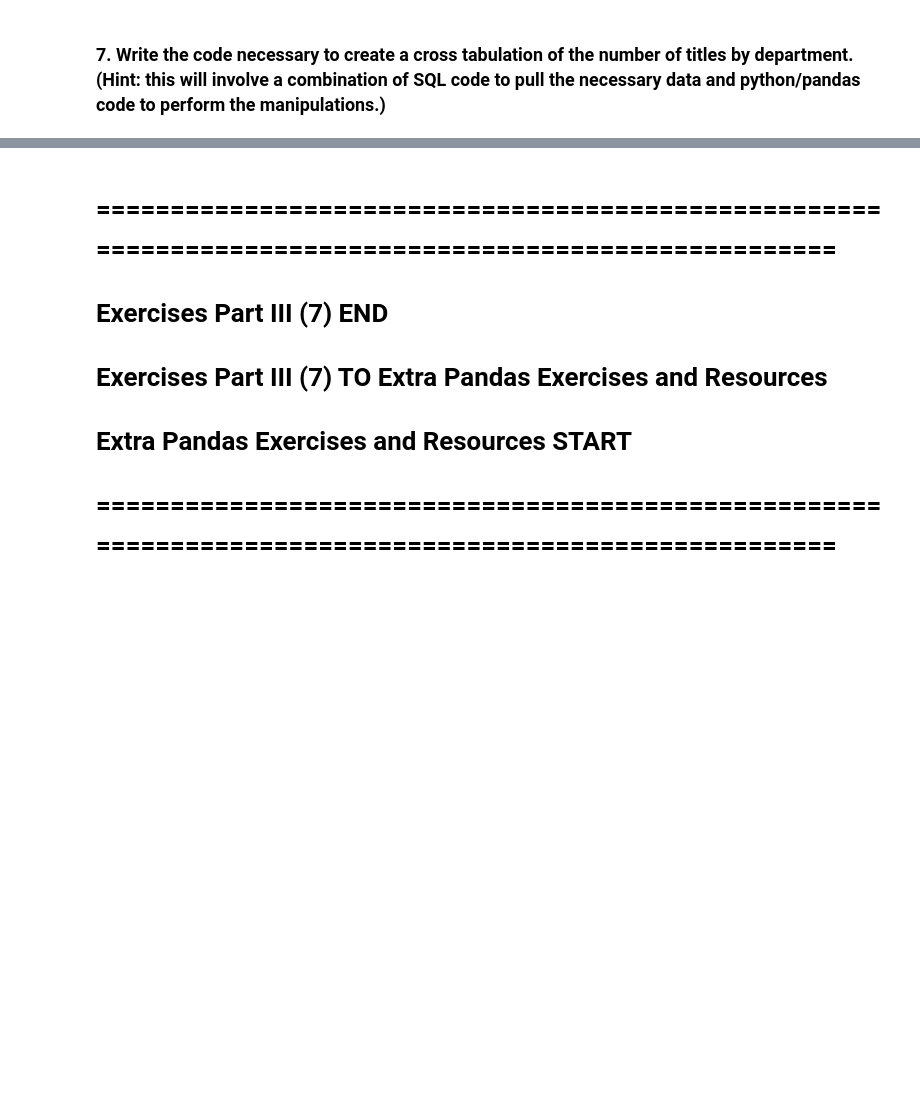
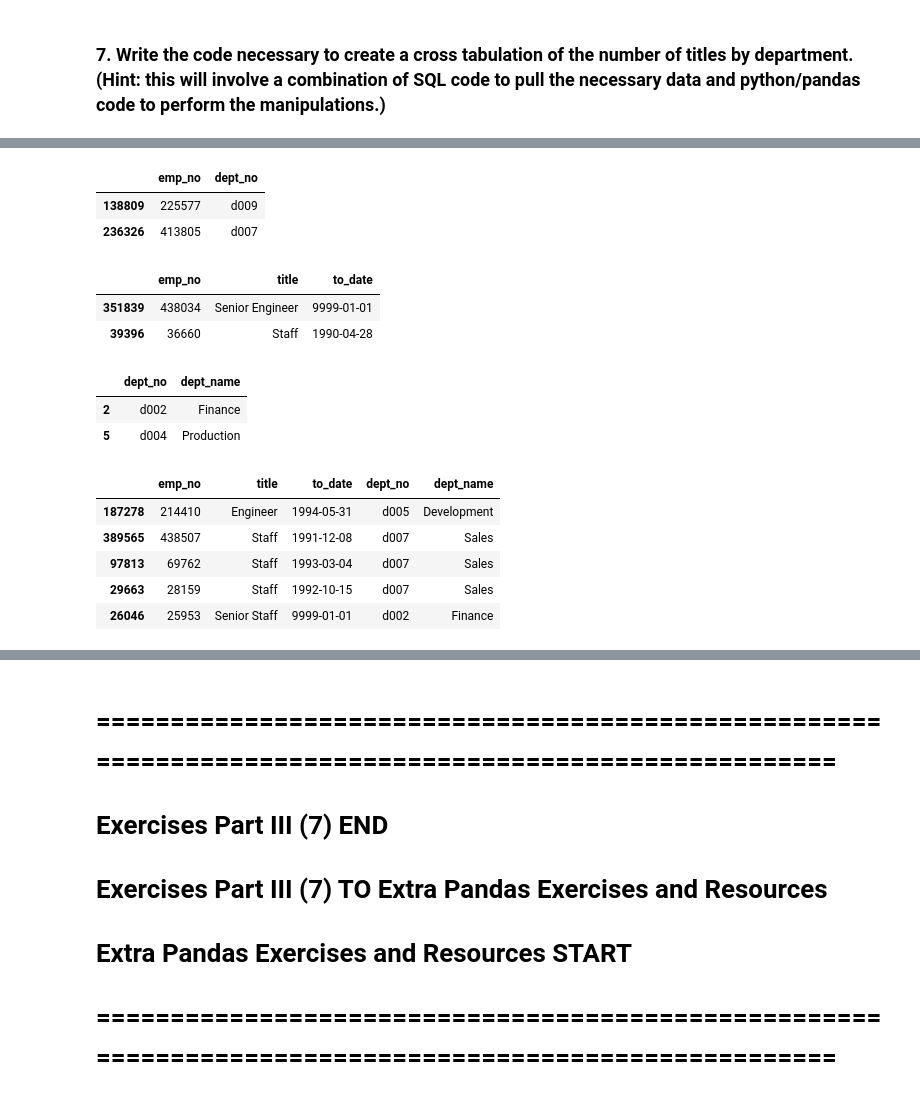
Before and after one commit to Jared-Wood135/numpy-pandas-visualization-exercises, a Jupyter notebook: advanced_dataframes.ipynb, the cells around one changed output, grey strips where cells are left out. Saved outputs shown, nothing was run; the diff lists cells and outputs as text; code cells hidden in the pictures; blank space fills up the shorter version.

```diff
--- a/advanced_dataframes.ipynb
+++ b/advanced_dataframes.ipynb
@@ -484,0 +555,18 @@ SyntaxError: cannot assign to function call (1886451220.py, line 1)
+# %%
+dept_emp.sample(2)
+# %% [output]
+|  | emp_no | dept_no |
+| 138809 | 225577 | d009 |
+| 236326 | 413805 | d007 |
+# %%
+titles.sample(2)
+# %% [output]
+|  | emp_no | title | to_date |
+| 351839 | 438034 | Senior Engineer | 9999-01-01 |
+| 39396 | 36660 | Staff | 1990-04-28 |
+# %%
+emp_departments.sample(2)
+# %% [output]
+|  | dept_no | dept_name |
+| 2 | d002 | Finance |
+| 5 | d004 | Production |
@@ -484,0 +577,9 @@ SyntaxError: cannot assign to function call (1886451220.py, line 1)
+# %%
+ttl_deptemp_dept.sample(5)
+# %% [output]
+|  | emp_no | title | to_date | dept_no | dept_name |
+| 187278 | 214410 | Engineer | 1994-05-31 | d005 | Development |
+| 389565 | 438507 | Staff | 1991-12-08 | d007 | Sales |
+| 97813 | 69762 | Staff | 1993-03-04 | d007 | Sales |
+| 29663 | 28159 | Staff | 1992-10-15 | d007 | Sales |
+| 26046 | 25953 | Senior Staff | 9999-01-01 | d002 | Finance |
```
Also changed, not shown: parts of 16 cells of this notebook.
